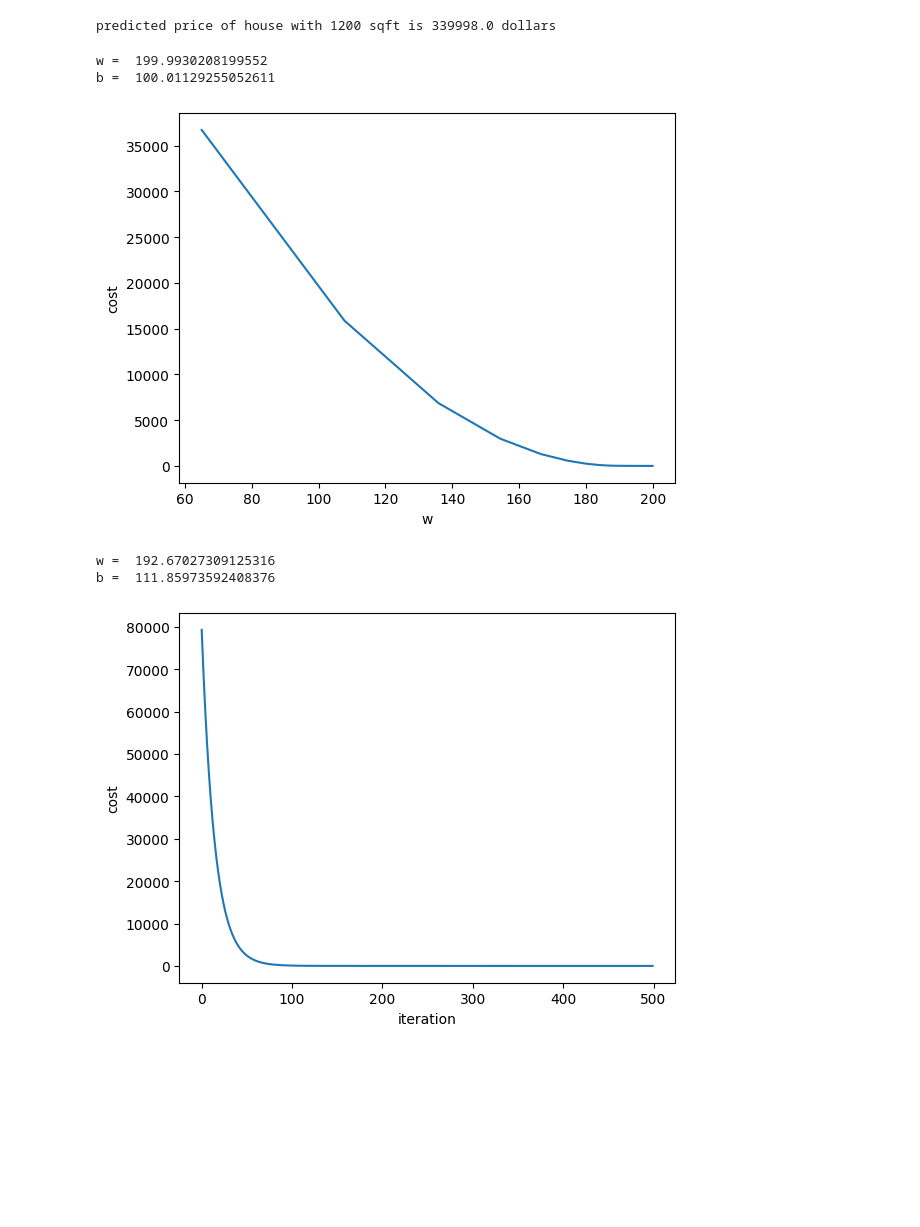
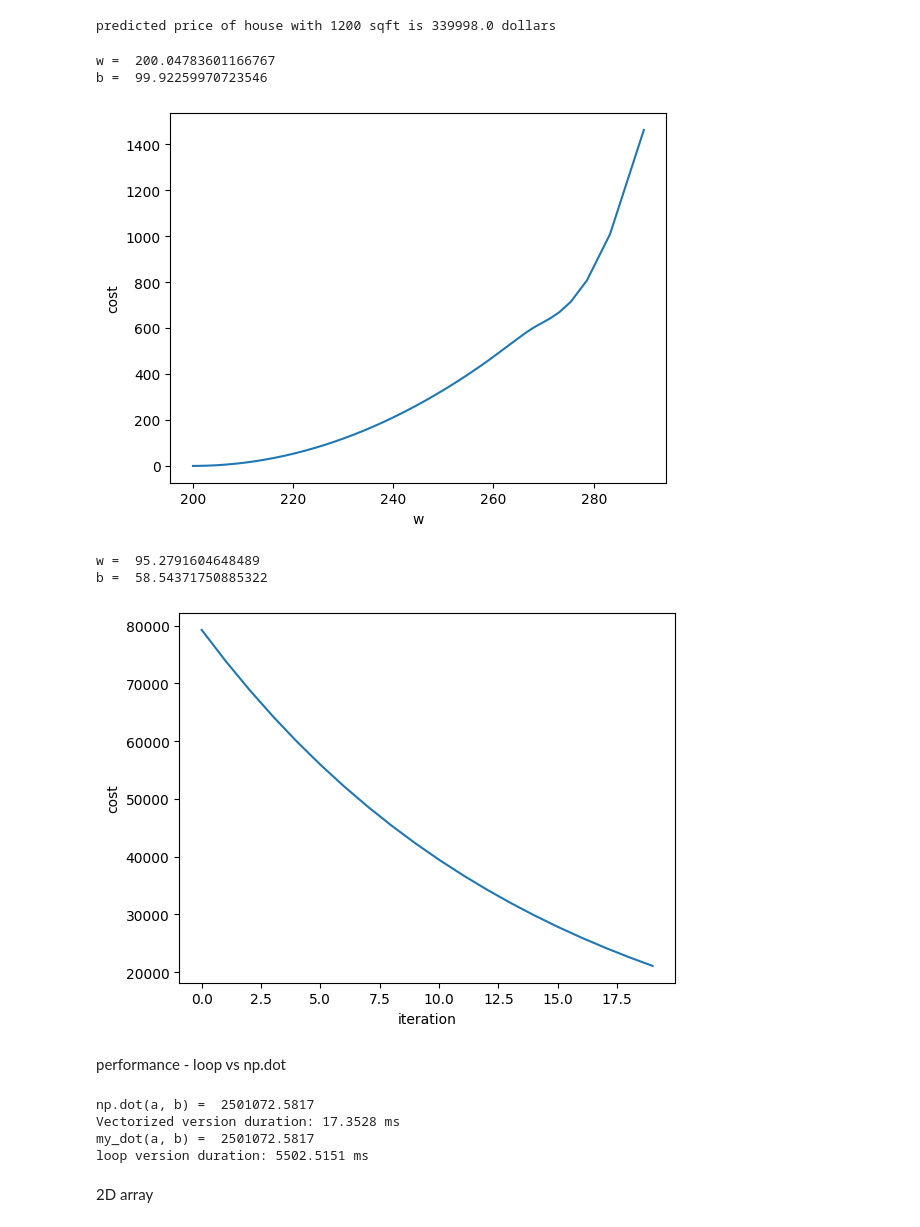
Before and after one commit to crazypanda123/Machine-Learning-Specialization, a Jupyter notebook: Course 1 - Supervised Machine Learning- Regression and Classification/test_C1.ipynb, the cells around one changed output. Saved outputs shown, nothing was run; the diff lists cells and outputs as text; code cells hidden in the pictures; blank space fills up the shorter version.

```diff
--- a/Course 1 - Supervised Machine Learning- Regression and Classification/test_C1.ipynb
+++ b/Course 1 - Supervised Machine Learning- Regression and Classification/test_C1.ipynb
@@ -187,16 +195,16 @@ print(f'predicted price of house with {house_size_sqft} sqft is {predicted_house
 # %% [output]
 predicted price of house with 1200 sqft is 339998.0 dollars
 # %%
-w_in = 0
+w_in = 300
 b_in= 0
 num_iters = 1000
 alpha = 1.0e-1
 
 gradient_descent(x_train, y_train, w_in, b_in, alpha, num_iters, compute_cost, compute_gradient)
 # %% [output]
-w =  199.9930208199552
-b =  100.01129255052611
+w =  200.04783601166767
+b =  99.92259970723546
-[figure, old version]
+[figure, new version]
 # %%
 def gradient_descent(x, y, w_in, b_in, alpha, num_iters, cost_function, gradient_function):
     w = w_in
@@ -217,13 +225,16 @@ def gradient_descent(x, y, w_in, b_in, alpha, num_iters, cost_function, gradient
     print('w = ', w)
     print('b = ', b)
 # %%
+#impact of alpha on cost
 w_in = 0
 b_in= 0
-num_iters = 500
+num_iters = 20
 alpha = 1.0e-2
 
 gradient_descent(x_train, y_train, w_in, b_in, alpha, num_iters, compute_cost, compute_gradient)
 # %% [output]
-w =  192.67027309125316
-b =  111.85973592408376
+w =  95.2791604648489
+b =  58.54371750885322
-[figure, old version]
+[figure, new version]
+# %% [markdown]
+performance - loop vs np.dot
@@ -229,0 +247,27 @@ b =  111.85973592408376
+# %%
+np.random.seed(1)
+a = np.random.rand(10000000)  # very large arrays
+b = np.random.rand(10000000)
+
+tic = time.time()  # capture start time
+c = np.dot(a, b)
+toc = time.time()  # capture end time
+
+print(f"np.dot(a, b) =  {c:.4f}")
+print(f"Vectorized version duration: {1000*(toc-tic):.4f} ms ")
+
+tic = time.time()  # capture start time
+c = my_dot(a,b)
+toc = time.time()  # capture end time
+
+print(f"my_dot(a, b) =  {c:.4f}")
+print(f"loop version duration: {1000*(toc-tic):.4f} ms ")
+
+del(a);del(b)  #remove these big arrays from memory
+# %% [output]
+np.dot(a, b) =  2501072.5817
+Vectorized version duration: 17.3528 ms
+my_dot(a, b) =  2501072.5817
+loop version duration: 5502.5151 ms
+# %% [markdown]
+2D array
```
Also changed, not shown: parts of 54 cells of this notebook, 2 other files.
